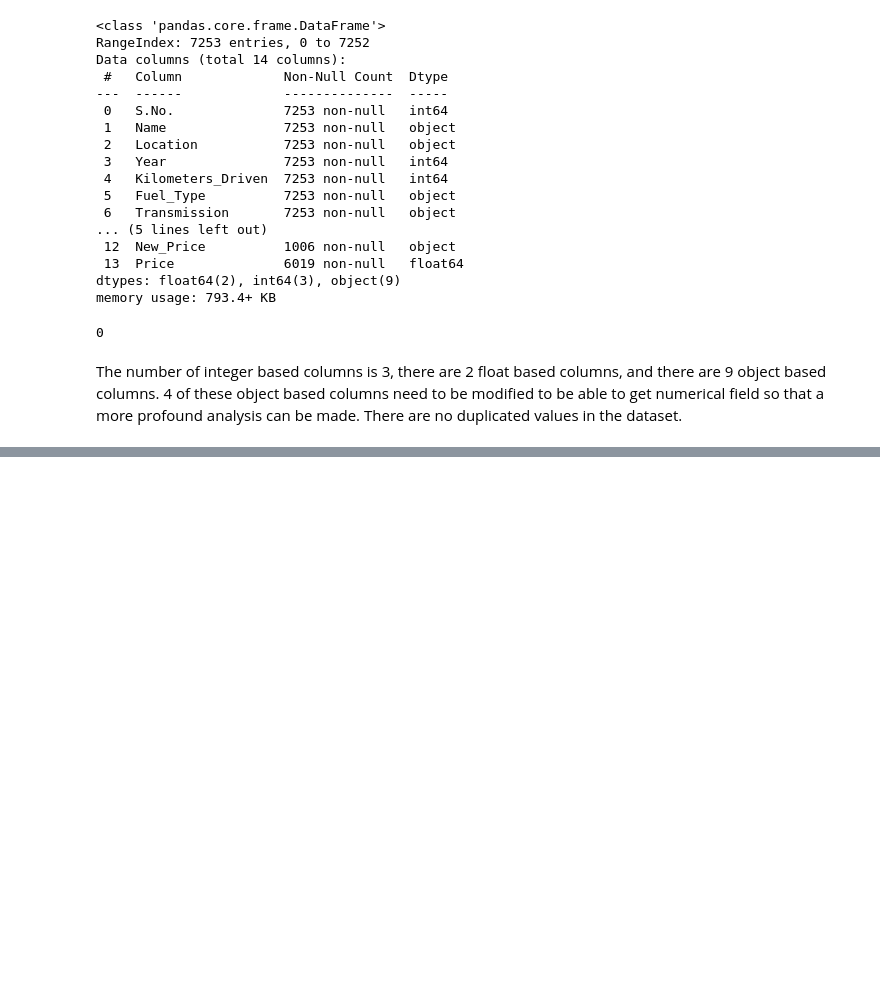
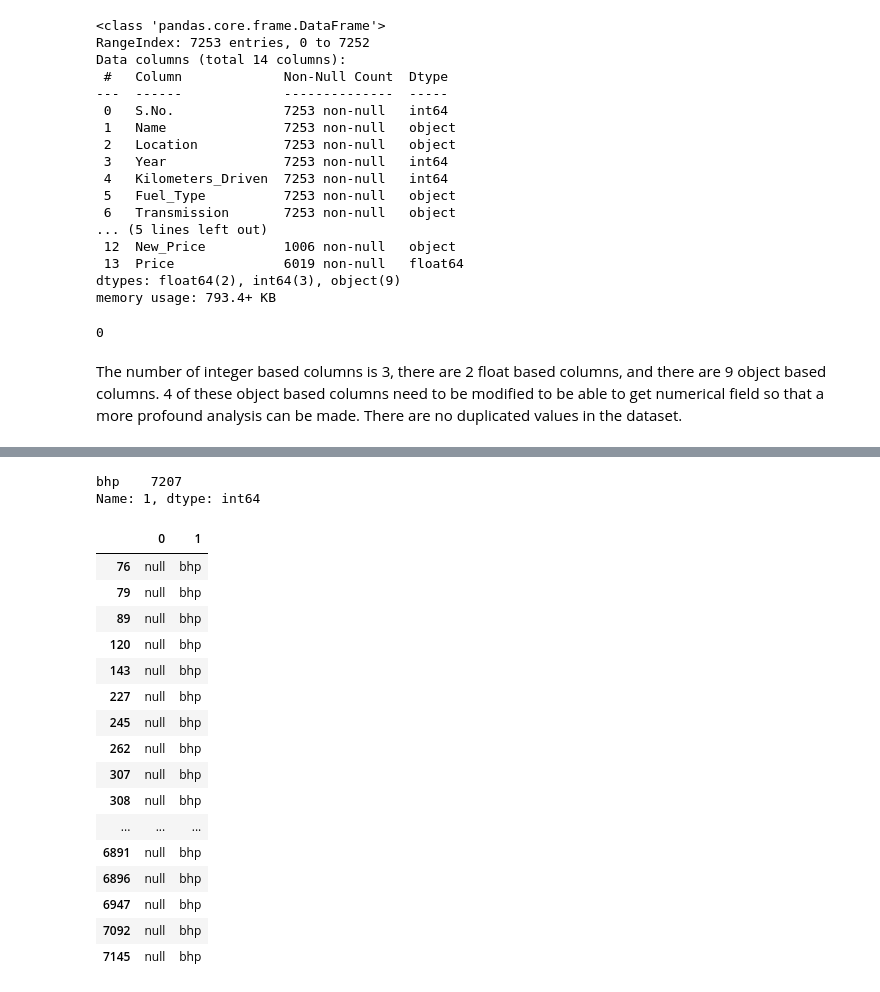
Before and after one commit to Salviz1019/Used-Car-Pricing-Model, a Jupyter notebook: Used Car Model - Supervised Learning.ipynb, the cells around one changed output, grey strips where cells are left out. Saved outputs shown, nothing was run; the diff lists cells and outputs as text; code cells hidden in the pictures; blank space fills up the shorter version.

```diff
--- a/Used Car Model - Supervised Learning.ipynb
+++ b/Used Car Model - Supervised Learning.ipynb
@@ -80,0 +133,28 @@ The number of integer based columns is 3, there are 2 float based columns, and t
+# %%
+db_power = db["Power"].str.split(" ", expand=True)
+db_power[1].value_counts()
+# %% [output]
+bhp    7207
+Name: 1, dtype: int64
+# %%
+# We got an error when creating a new column for power values as float, error type can not convert null into float type.
+
+db_power[db_power[0] == "null"]
+# %% [output]
+|  | 0 | 1 |
+| 76 | null | bhp |
+| 79 | null | bhp |
+| 89 | null | bhp |
+| 120 | null | bhp |
+| 143 | null | bhp |
+| 227 | null | bhp |
+| 245 | null | bhp |
+| 262 | null | bhp |
+| 307 | null | bhp |
+| 308 | null | bhp |
+| ... | ... | ... |
+| 6891 | null | bhp |
+| 6896 | null | bhp |
+| 6947 | null | bhp |
+| 7092 | null | bhp |
+| 7145 | null | bhp |
```
Also changed, not shown: parts of 8 cells of this notebook.
